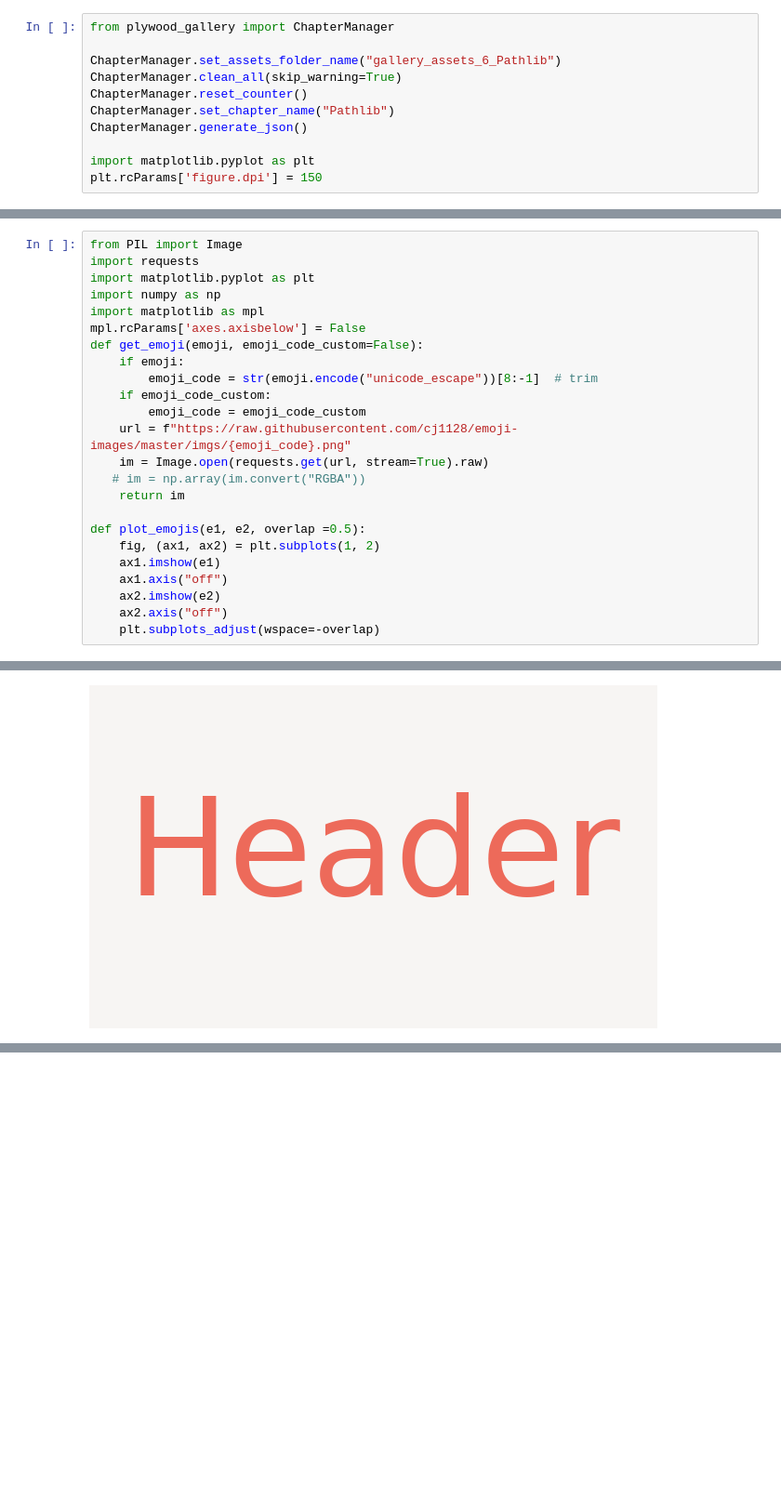
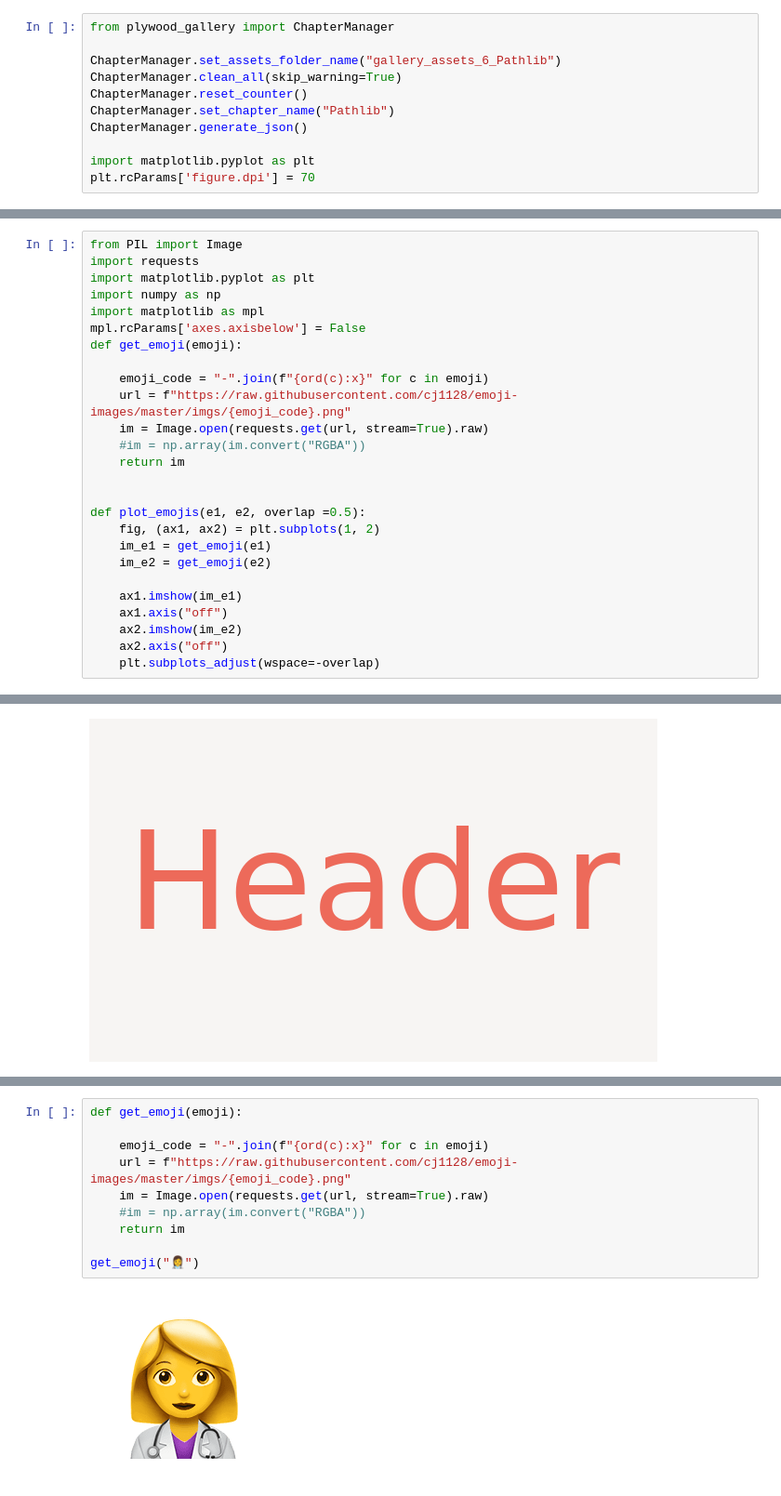
Before and after one commit to kolibril13/further_ideas_plywood_gallery, a Jupyter notebook: nb6_pathlib.ipynb, the cells around one changed output, grey strips where cells are left out. Shown at 93% size. Cells and saved outputs as stored; diff of their text form; blank space fills up the shorter version.

Commit message:
better get_emoji implementation

```diff
--- a/nb6_pathlib.ipynb
+++ b/nb6_pathlib.ipynb
@@ -8,5 +8,5 @@ ChapterManager.set_chapter_name("Pathlib")
 ChapterManager.generate_json()
 
 import matplotlib.pyplot as plt
-plt.rcParams['figure.dpi'] = 150
+plt.rcParams['figure.dpi'] = 70
 # %% [output]
@@ -20,21 +21,23 @@ import matplotlib.pyplot as plt
 import numpy as np
 import matplotlib as mpl
 mpl.rcParams['axes.axisbelow'] = False
-def get_emoji(emoji, emoji_code_custom=False):
-    if emoji:
-        emoji_code = str(emoji.encode("unicode_escape"))[8:-1]  # trim
-    if emoji_code_custom:
-        emoji_code = emoji_code_custom
+def get_emoji(emoji):
+
+    emoji_code = "-".join(f"{ord(c):x}" for c in emoji)
     url = f"https://raw.githubusercontent.com/cj1128/emoji-images/master/imgs/{emoji_code}.png"
     im = Image.open(requests.get(url, stream=True).raw)
-   # im = np.array(im.convert("RGBA"))
+    #im = np.array(im.convert("RGBA"))
     return im
+
 
 def plot_emojis(e1, e2, overlap =0.5):
     fig, (ax1, ax2) = plt.subplots(1, 2)
-    ax1.imshow(e1)
+    im_e1 = get_emoji(e1)
+    im_e2 = get_emoji(e2)
+
+    ax1.imshow(im_e1)
     ax1.axis("off")
-    ax2.imshow(e2)
+    ax2.imshow(im_e2)
     ax2.axis("off")
     plt.subplots_adjust(wspace=-overlap)
 # %%
@@ -82,3 +80,15 @@ plot_emojis(one, two) # NOT
 # %% [output]
 File is not there
 [figure]
+# %%
+def get_emoji(emoji):
+
+    emoji_code = "-".join(f"{ord(c):x}" for c in emoji)
+    url = f"https://raw.githubusercontent.com/cj1128/emoji-images/master/imgs/{emoji_code}.png"
+    im = Image.open(requests.get(url, stream=True).raw)
+    #im = np.array(im.convert("RGBA"))
+    return im
+
+get_emoji("👩‍⚕️")
+# %% [output]
+[figure, added]
```
Also changed, not shown: parts of 4 cells of this notebook, 4 other files.
